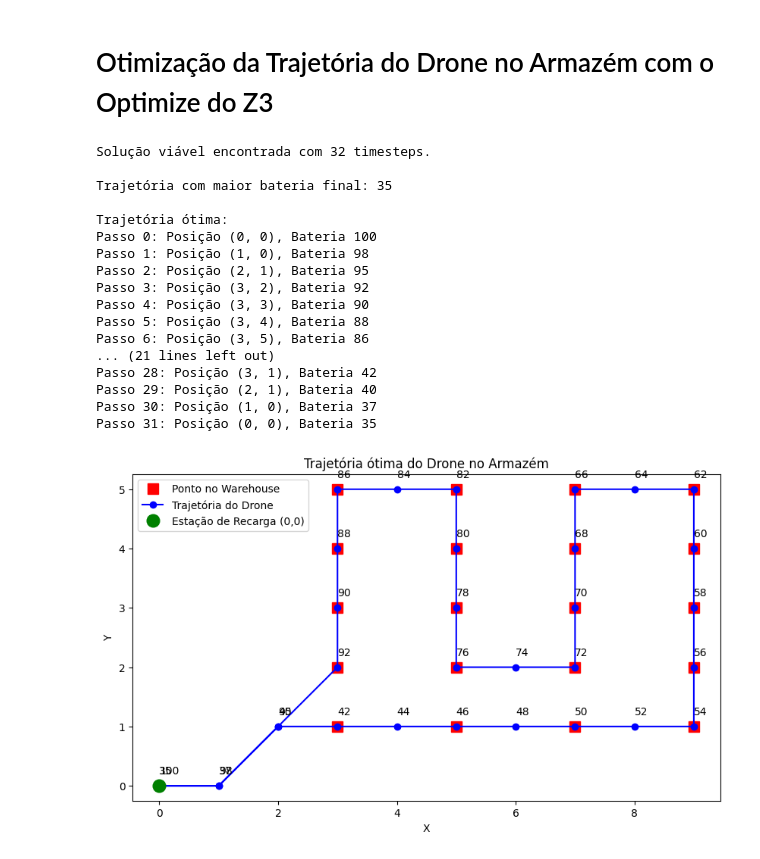
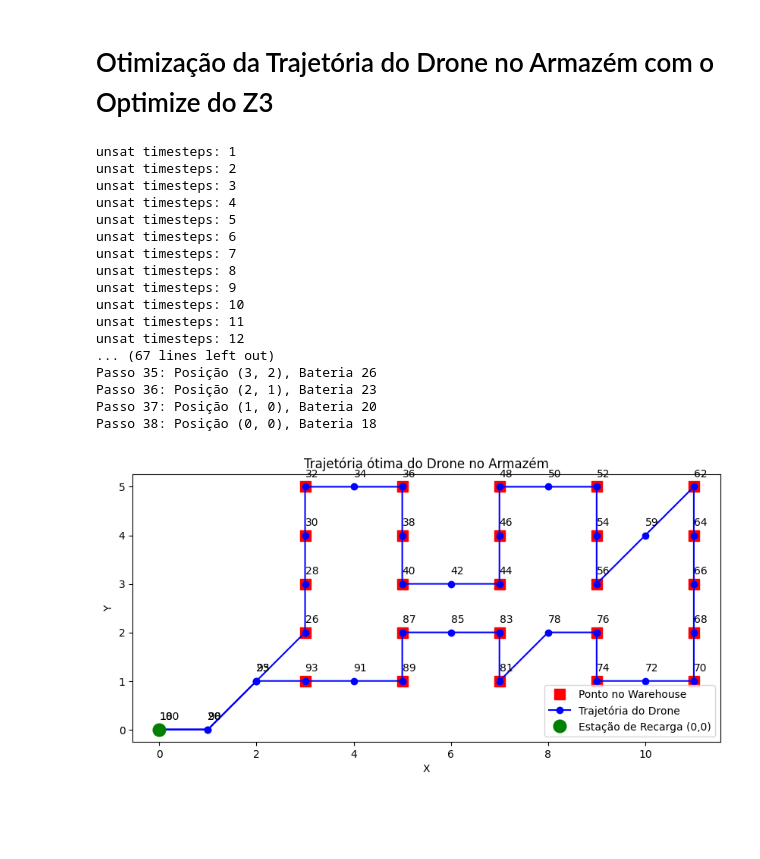
Before and after one commit to Viinario/drone-path-planning-z3, a Jupyter notebook: 2. Solution Optimization/3-drone_best_battery_all_possible_paths_Complex.ipynb, the cells around one changed output. Saved outputs shown, nothing was run; the diff lists cells and outputs as text; code cells hidden in the pictures; blank space fills up the shorter version.

```diff
--- a/2. Solution Optimization/3-drone_best_battery_all_possible_paths_Complex.ipynb
+++ b/2. Solution Optimization/3-drone_best_battery_all_possible_paths_Complex.ipynb
@@ -13,8 +13,8 @@ from z3 import *
 ## Configuração do Grid do Armazém e Posição Inicial do Drone
 # %%
 # Definindo os parâmetros que podem ser editados de acordo com a necessidade
-num_rows = 6       # Número de "linhas" ou grupos de coordenadas no eixo X (quantidade de linhas no grid do armazém)
-num_columns = 6    # Número de colunas de coordenadas no eixo Y (quantidade de colunas no grid do armazém)
+num_rows = 5       # Número de "linhas" ou grupos de coordenadas no eixo X (quantidade de linhas no grid do armazém)
+num_columns = 5    # Número de colunas de coordenadas no eixo Y (quantidade de colunas no grid do armazém)
 x_step = 2         # Distância entre as "linhas" no eixo X (define o espaçamento horizontal entre os pontos)
 x_offset = 3       # Deslocamento (offset) inicial no eixo X (define onde a primeira linha do grid começa no eixo X)
 y_offset = 1       # Deslocamento (offset) inicial no eixo Y (define onde a primeira coluna do grid começa no eixo Y)
@@ -362,8 +363,8 @@ def optimize_battery(timesteps, bmax, gridx, gridy, warehouse):  # Define a fun
 # Parâmetros do problema
 max_timesteps = 100  # Limite superior para a busca de timesteps
 bmax = 100  # Capacidade máxima da bateria
-gridx = 9  # Limite da grade no eixo x
-gridy = 10  # Limite da grade no eixo y
+gridx = 14  # Limite da grade no eixo x
+gridy = 9   # Limite da grade no eixo y
 
 # Fase 1: Encontra o menor número de timesteps com uma solução viável
 min_timesteps = find_minimum_timesteps(max_timesteps, bmax, gridx, gridy, warehouse)  # Chama a função para encontrar o menor número de timesteps que possibilita uma solução viável
@@ -379,48 +380,48 @@ else:
         pgx_values = [modelo.evaluate(PGx[k]).as_long() for k in range(min_timesteps)]  # Extrai os valores de posição x do modelo otimizado para cada timestep
         pgy_values = [modelo.evaluate(PGy[k]).as_long() for k in range(min_timesteps)]  # Extrai os valores de posição y do modelo otimizado para cada timestep
         bat_values = [modelo.evaluate(Bat[k]).as_long() for k in range(min_timesteps)]  # Extrai os valores da bateria do modelo otimizado para cada timestep
 
         print("\nTrajetória ótima:")  # Exibe um cabeçalho para a trajetória ótima
         for t in range(min_timesteps):  # Itera por cada timestep da trajetória ótima
             print(f"Passo {t}: Posição ({pgx_values[t]}, {pgy_values[t]}), Bateria {bat_values[t]}")  # Imprime os detalhes de cada passo: posição (x,y) e nível de bateria
 
         # Visualização da trajetória
         fig, ax = plt.subplots(figsize=(10, 6))  # Cria uma figura e eixos para plotagem com tamanho 10x6
         # Plotando os pontos do warehouse
         for i, (x, y) in enumerate(warehouse):  # Itera pelos pontos do warehouse com seus índices
             if i == 0:  # Se for o primeiro ponto do warehouse
                 ax.plot(x, y, 'rs', markersize=10, label="Ponto no Warehouse")  # Plota o primeiro ponto com marcador vermelho quadrado e adiciona um label
             else:
                 ax.plot(x, y, 'rs', markersize=10)  # Plota os demais pontos com marcador vermelho quadrado
         # Plotando a trajetória do drone
         ax.plot(pgx_values, pgy_values, 'b-o', label="Trajetória do Drone")  # Plota a trajetória do drone com linha azul e marcadores circulares
         ax.plot(0, 0, 'go', markersize=12, label="Estação de Recarga (0,0)")  # Plota o ponto (0,0) com marcador verde, representando a estação de recarga
         for t in range(min_timesteps):  # Itera por cada timestep para adicionar anotações de bateria
             ax.text(pgx_values[t], pgy_values[t] + 0.2, f'{bat_values[t]}', fontsize=10)  # Adiciona um texto próximo ao ponto mostrando o nível de bateria, com leve deslocamento vertical
         plt.xlabel("X")  # Define o rótulo do eixo x do gráfico
         plt.ylabel("Y")  # Define o rótulo do eixo y do gráfico
         plt.title("Trajetória ótima do Drone no Armazém")  # Define o título do gráfico
         plt.legend()  # Exibe a legenda do gráfico para identificar os elementos plotados
         ax.set_aspect('equal')  # Ajusta a proporção dos eixos para que a escala em x e y seja igual
         plt.show()  # Exibe o gráfico com a trajetória ótima do drone
     else:
         print("Falha na otimização da bateria.")  # Informa que a otimização da bateria falhou
 # %% [output]
-Solução viável encontrada com 32 timesteps.
-
-Trajetória com maior bateria final: 35
-
-Trajetória ótima:
-Passo 0: Posição (0, 0), Bateria 100
-Passo 1: Posição (1, 0), Bateria 98
-Passo 2: Posição (2, 1), Bateria 95
-Passo 3: Posição (3, 2), Bateria 92
-Passo 4: Posição (3, 3), Bateria 90
-Passo 5: Posição (3, 4), Bateria 88
-Passo 6: Posição (3, 5), Bateria 86
-... (21 lines left out)
-Passo 28: Posição (3, 1), Bateria 42
-Passo 29: Posição (2, 1), Bateria 40
-Passo 30: Posição (1, 0), Bateria 37
-Passo 31: Posição (0, 0), Bateria 35
+unsat timesteps: 1
+unsat timesteps: 2
+unsat timesteps: 3
+unsat timesteps: 4
+unsat timesteps: 5
+unsat timesteps: 6
+unsat timesteps: 7
+unsat timesteps: 8
+unsat timesteps: 9
+unsat timesteps: 10
+unsat timesteps: 11
+unsat timesteps: 12
+... (67 lines left out)
+Passo 35: Posição (3, 2), Bateria 26
+Passo 36: Posição (2, 1), Bateria 23
+Passo 37: Posição (1, 0), Bateria 20
+Passo 38: Posição (0, 0), Bateria 18
-[figure, old version]
+[figure, new version]
```
Also changed, not shown: parts of 3 cells of this notebook.
